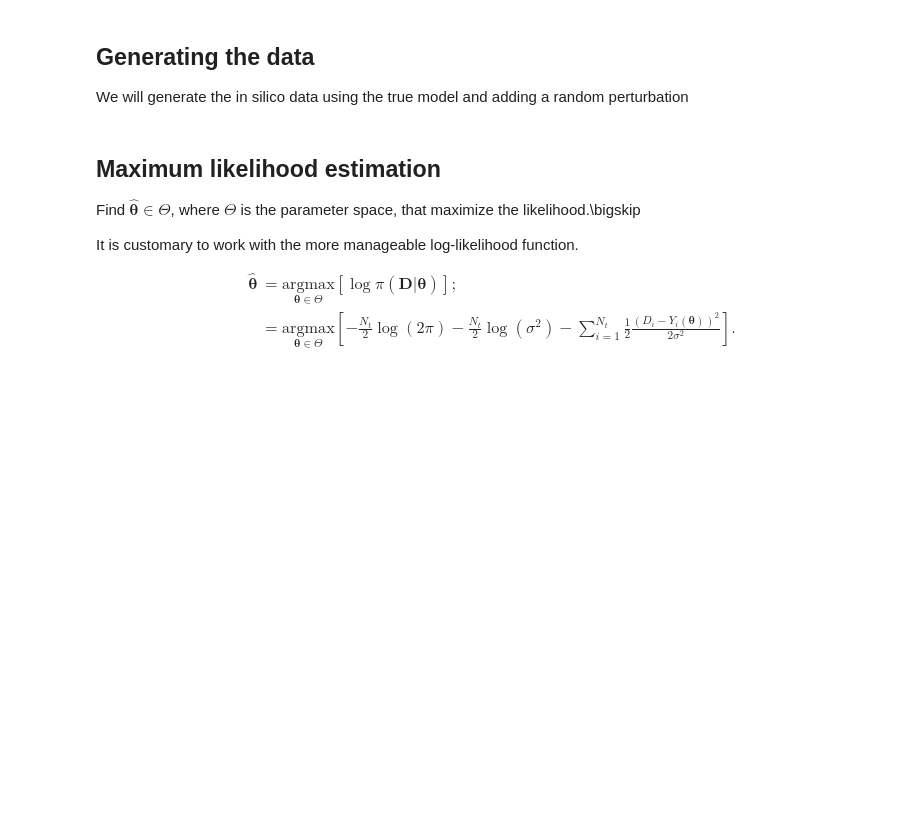
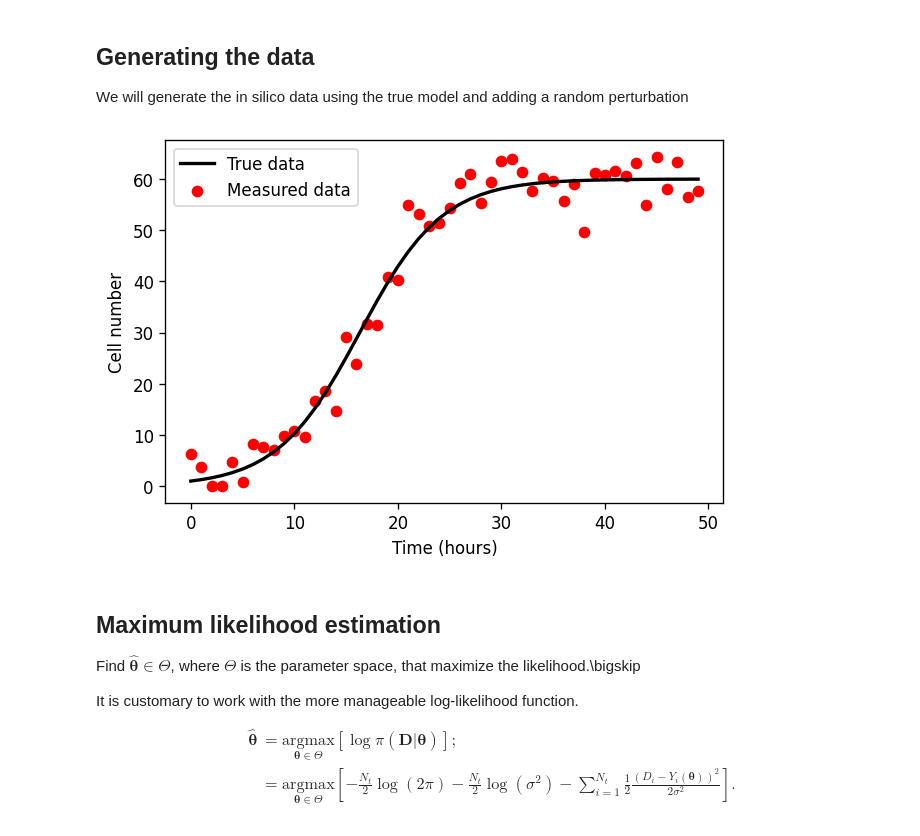
Before and after one commit to Ernesto-Lima/VeraoLNCC2021, a Jupyter notebook: day03_calibration.ipynb, the cells around one changed output. Cells and saved outputs as stored; diff of their text form; code cells hidden in the pictures; blank space fills up the shorter version.

```diff
--- a/day03_calibration.ipynb
+++ b/day03_calibration.ipynb
@@ -31,27 +43,15 @@ We will generate the in silico data using the true model and adding a random per
 # %%
-# Define time interval, parameter value, and initial condition
-times = np.arange(0,50,1)
-true_growth, true_ic, true_carry = 0.25, 1, 60
-# Solving the ODE model
-y = odeint(control_tumor, t=times, y0=true_ic, args=tuple([[true_growth,true_carry]]))
-#Adding perturbation
-true_std = 3.6
-#np.random.seed(20394) # For reproducibility
-np.random.seed(2021) # For reproducibility
-yobs = np.random.normal(y,true_std)
-yobs[yobs < 0] = 0
-
 # Plotting the true and observed data
 fig, ax = plt.subplots(dpi=120)
-plt.plot(times, y, label='True data', color='k',linewidth=2.0)
+plt.plot(times, y, label='True data', color='black',linewidth=2.0)
 plt.scatter(times, yobs, label='Measured data', color='red')
-plt.legend(loc='lower right')
-plt.xticks(np.arange(0, 49, step=6))
-plt.yticks(np.arange(0, 71, step=10))
+plt.legend()
 plt.xlabel('Time (hours)')
 plt.ylabel('Cell number');
 #plt.savefig("just_data.pdf")
 plt.show()
+# %% [output]
+[figure, added]
 # %% [markdown]
 ## Maximum likelihood estimation
 
```
Also changed, not shown: parts of 13 cells of this notebook.
